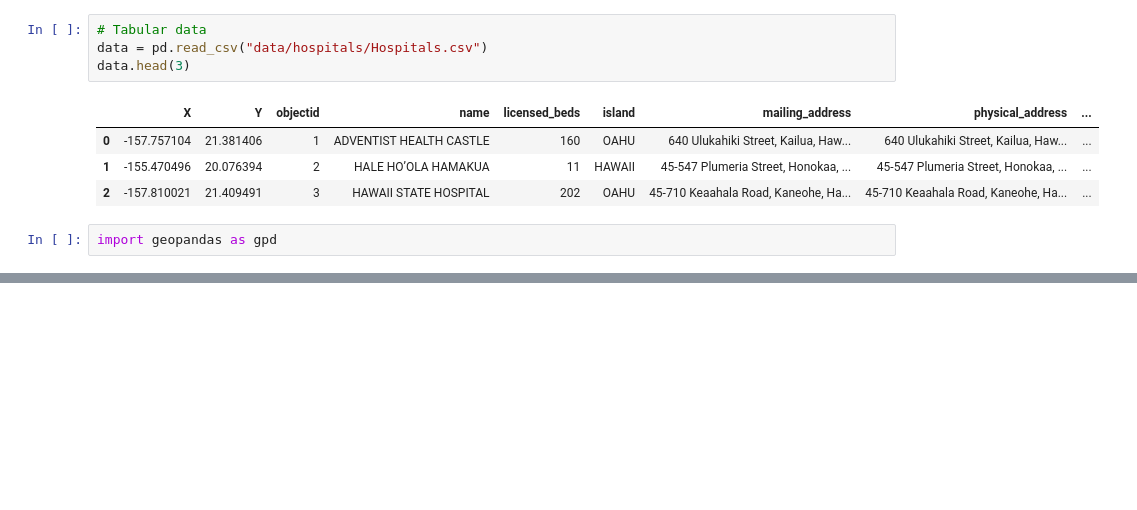
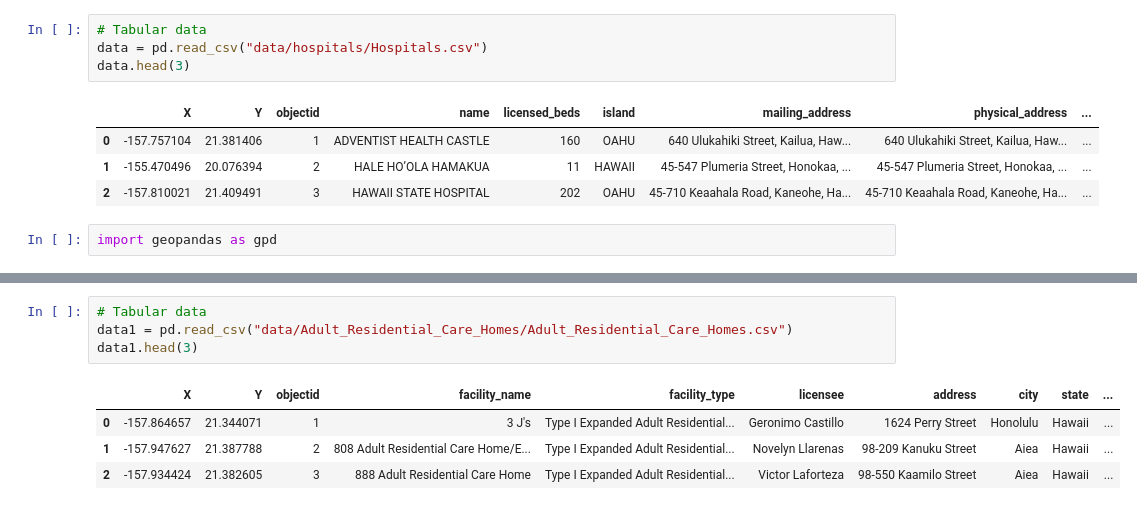
Before and after one commit to H445K/Kanehekili, a Jupyter notebook: Current datasets.ipynb, the cells around one changed output, grey strips where cells are left out. Drawn from its saved outputs; the diff is of its cells as text; blank space fills up the shorter version.

```diff
--- a/Current datasets.ipynb
+++ b/Current datasets.ipynb
@@ -46,0 +106,9 @@ df.head
+# %%
+# Tabular data
+data1 = pd.read_csv("data/Adult_Residential_Care_Homes/Adult_Residential_Care_Homes.csv")
+data1.head(3)
+# %% [output]
+|  | X | Y | objectid | facility_name | facility_type | licensee | address | city | state | ... |
+| 0 | -157.864657 | 21.344071 | 1 | 3 J's | Type I Expanded Adult Residential... | Geronimo Castillo | 1624 Perry Street | Honolulu | Hawaii | ... |
+| 1 | -157.947627 | 21.387788 | 2 | 808 Adult Residential Care Home/E... | Type I Expanded Adult Residential... | Novelyn Llarenas | 98-209 Kanuku Street | Aiea | Hawaii | ... |
+| 2 | -157.934424 | 21.382605 | 3 | 888 Adult Residential Care Home | Type I Expanded Adult Residential... | Victor Laforteza | 98-550 Kaamilo Street | Aiea | Hawaii | ... |
```
Also changed, not shown: parts of 11 cells of this notebook, 16 other files.
